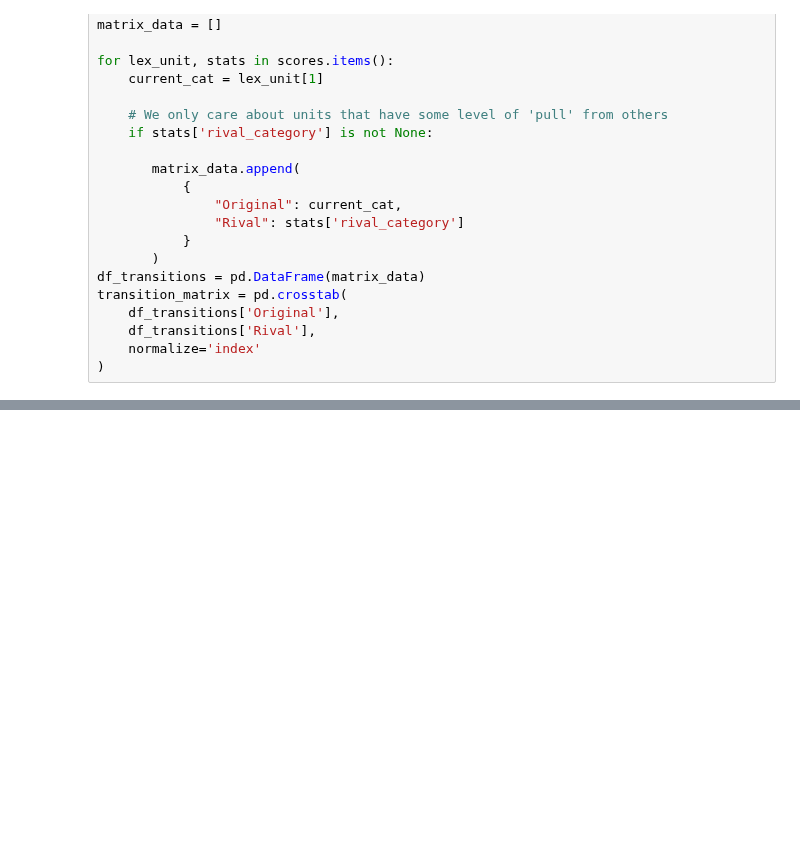
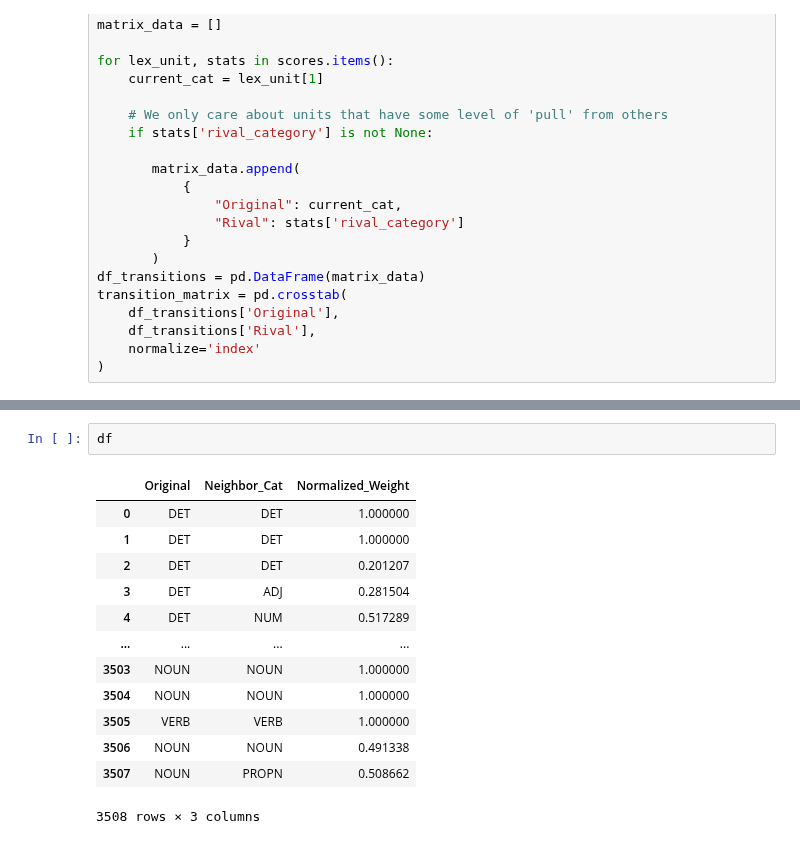
Before and after one commit to ims510/todc, a Jupyter notebook: scripts/29. polycategoriality/should_split-en.ipynb, the cells around one changed output, grey strips where cells are left out. Drawn from its saved outputs; the diff is of its cells as text; blank space fills up the shorter version.

```diff
--- a/scripts/29. polycategoriality/should_split-en.ipynb
+++ b/scripts/29. polycategoriality/should_split-en.ipynb
@@ -249,0 +479,16 @@ plt.show()
+# %%
+df
+# %% [output]
+|  | Original | Neighbor_Cat | Normalized_Weight |
+| 0 | DET | DET | 1.000000 |
+| 1 | DET | DET | 1.000000 |
+| 2 | DET | DET | 0.201207 |
+| 3 | DET | ADJ | 0.281504 |
+| 4 | DET | NUM | 0.517289 |
+| ... | ... | ... | ... |
+| 3503 | NOUN | NOUN | 1.000000 |
+| 3504 | NOUN | NOUN | 1.000000 |
+| 3505 | VERB | VERB | 1.000000 |
+| 3506 | NOUN | NOUN | 0.491338 |
+| 3507 | NOUN | PROPN | 0.508662 |
+3508 rows × 3 columns
```
Also changed, not shown: parts of 24 cells of this notebook, 2 other files.
